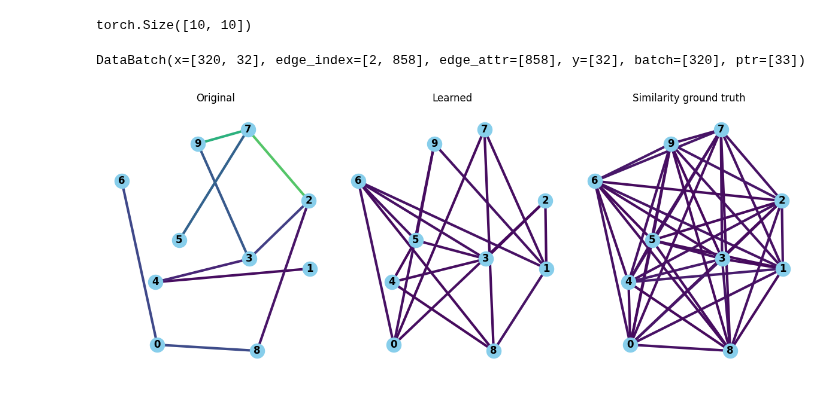
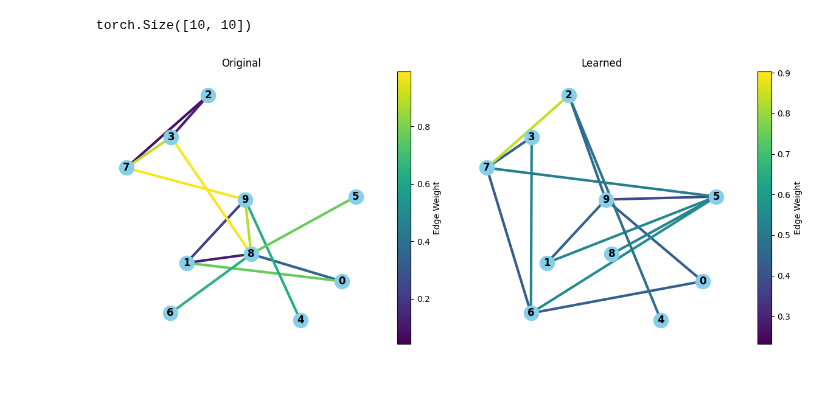
Before and after one commit to czi-ai/reg-net-llm, a Jupyter notebook: notebooks/test_GNNs.ipynb, the cells around one changed output. Saved outputs shown, nothing was run; the diff lists cells and outputs as text; code cells hidden in the pictures.

```diff
--- a/notebooks/test_GNNs.ipynb
+++ b/notebooks/test_GNNs.ipynb
@@ -92,9 +73,11 @@ len(dataloader)
 # %%
-train_size = int(0.7 * len(combined_dataset))
-val_size = len(combined_dataset) - train_size
-train_dataset, val_dataset = random_split(combined_dataset, [train_size, val_size])
+train_size = int(0.6 * len(combined_dataset))
+val_size = int(0.3 * len(combined_dataset))
+test_size = len(combined_dataset) - train_size - val_size
+train_dataset, val_dataset, test_dataset = random_split(combined_dataset, [train_size, val_size, test_size])
 train_loader = DataLoader(train_dataset, batch_size=32, shuffle=True, drop_last=True)
 val_loader = DataLoader(val_dataset, batch_size=32, shuffle=True, drop_last=True)
+test_loader = DataLoader(test_dataset, batch_size=32, shuffle=True, drop_last=True)
 # %%
 len(train_loader)
 # %% [output]
@@ -112,15 +97,15 @@ from scGraphLLM.train import TrainerConfig
 gnn_config = GNNConfig()
 gnn_config.num_nodes = batch_size * nnodes
 gnn_config.input_dim = 32
-gnn_config.hidden_dims = (128, 64)
-gnn_config.conv_dim = 64
+gnn_config.hidden_dims = (128, 128, 128)
+gnn_config.conv_dim = 16
 gnn_config.out_dim = nclass
 # %%
 train_config = TrainerConfig()
-train_config.lr = 1e-3
+train_config.lr = 5e-3
 train_config.num_epochs = 100
-train_config.max_grad = 20.0
-train_config.weight_decay = 1e-4
+train_config.max_grad = 1000.0
+train_config.weight_decay = 1e-5
 train_config.alpha = 0.001
 train_config.verbose = True
 train_config.lambda_l1 = 0.01
@@ -166,7 +151,7 @@ for data in val_loader:
 # %%
 data_list = data_all.to_data_list()
 # %%
-graph_id = 2
+graph_id = 1
 data_one_graph = data_list[graph_id]
 learned_graph = A[0][(10*graph_id) : (10+10*graph_id), (10*graph_id) : (10+10*graph_id)]
 learned_graph.shape
@@ -179,60 +162,47 @@ from matplotlib.colors import LinearSegmentedColormap
-# %%
-data
-# %% [output]
-DataBatch(x=[320, 32], edge_index=[2, 858], edge_attr=[858], y=[32], batch=[320], ptr=[33])
 # %%
-fig, axes = plt.subplots(nrows=1, ncols=3, figsize=(12, 5))
+from matplotlib.colors import LinearSegmentedColormap
+fig, axes = plt.subplots(nrows=1, ncols=2, figsize=(12, 5))
 axes = axes.flatten()
 cmap = plt.cm.get_cmap('viridis')
 
 data = data_one_graph
 G = to_networkx(data, to_undirected=True)
 pos = nx.spring_layout(G, k=2)
 edge_weights = [data.edge_attr[j].item() for j in range(data.edge_attr.size(0))]
 edge_colors = [cmap(weight) for weight in edge_weights]
 nx.draw(G, ax=axes[0], pos=pos, with_labels=True, node_color='skyblue', node_size=300, font_weight='bold', width=3, edge_color=edge_colors)
 axes[0].set_title("Original")
+start = np.min(edge_weights)
+end = np.max(edge_weights)
+sm = plt.cm.ScalarMappable(cmap=cmap, norm=plt.Normalize(vmin=start, vmax=end))
+sm.set_array([])
+cbar = plt.colorbar(sm, ax=axes[0])  # Specify the axes for the color bar
+cbar.set_label('Edge Weight')
+
 
 learned, w_learned = dense_to_sparse(learned_graph)
 edges = list(zip(learned[0].numpy(), learned[1].numpy()))
 G2 = nx.Graph()
 G2.add_edges_from(edges)
 edge_weights = [w_learned[j].item() for j in range(w_learned.size(0))]
+
+# Create a colormap
 start = np.min(edge_weights)
 end = np.max(edge_weights)
-shrink_viridis = LinearSegmentedColormap.from_list(
-    'shrink_viridis',
-    cmap(np.linspace(start, end, 256))
-)
-cmap = shrink_viridis
 edge_colors = [cmap(weight) for weight in edge_weights]
-nx.draw(G2, ax=axes[1], pos=pos, with_labels=True, node_color='skyblue', node_size=300, font_weight='bold', width=3, edge_color=edge_colors)
+nx.draw(G2, pos=pos, ax=axes[1], with_labels=True, node_color='skyblue', node_size=300,
+        font_weight='bold', width=3, edge_color=edge_colors)
 axes[1].set_title("Learned")
 
-
-h = H[0][(10*graph_id) : (10+10*graph_id), :]
-normed = torch.nn.functional.normalize(h @ h.T, p=2)
-normed = normed * (1-torch.eye(10))
-eid, w = dense_to_sparse(normed)
-edges = list(zip(eid[0].numpy(), eid[1].numpy()))
-G3 = nx.Graph()
-G3.add_edges_from(edges)
-edge_weights = [w[j].item() for j in range(w.size(0))]
-start = np.min(edge_weights)
-end = np.max(edge_weights)
-shrink_viridis = LinearSegmentedColormap.from_list(
-    'shrink_viridis',
-    cmap(np.linspace(start, end, 256))
-)
-cmap = shrink_viridis
-edge_colors = [cmap(weight) for weight in edge_weights]
-nx.draw(G3, ax=axes[-1], pos=pos, with_labels=True, node_color='skyblue', node_size=300, font_weight='bold', width=3, edge_color=edge_colors)
-axes[-1].set_title("Similarity ground truth")
-
+# Add a color bar
+sm = plt.cm.ScalarMappable(cmap=cmap, norm=plt.Normalize(vmin=start, vmax=end))
+sm.set_array([])
+cbar = plt.colorbar(sm, ax=axes[1])  # Specify the axes for the color bar
+cbar.set_label('Edge Weight')
 
 
 # Adjust layout and show the plot
 plt.tight_layout()
 plt.show()
 # %% [output]
-[figure, old version]
+[figure, new version]
```
Also changed, not shown: parts of 23 cells of this notebook, 4 other files.
